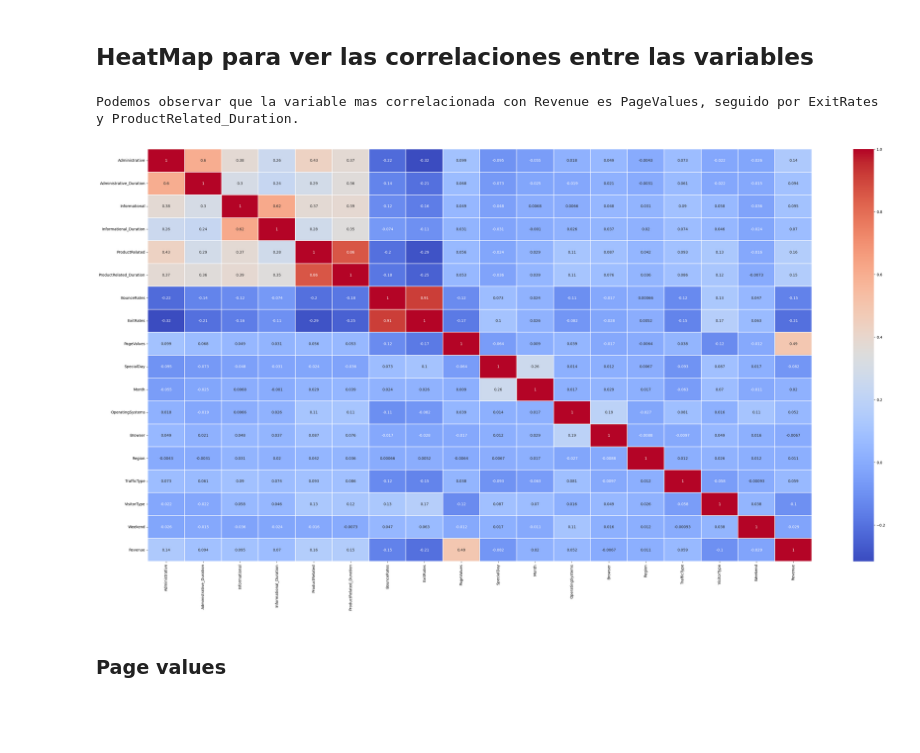
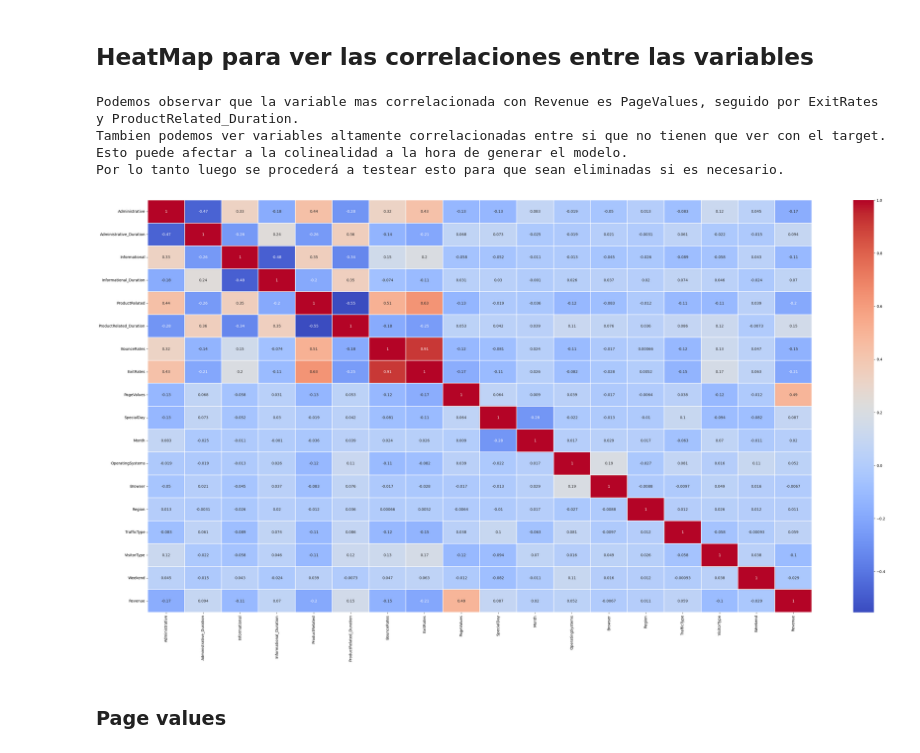
Before and after one commit to diegodvallejos/SanTec-Challenge, a Jupyter notebook: Santander Tecnología - Exámen Data science.ipynb, the cells around one changed output. Saved outputs shown, nothing was run; the diff lists cells and outputs as text; code cells hidden in the pictures; blank space fills up the shorter version.

```diff
--- a/Santander Tecnología - Exámen Data science.ipynb
+++ b/Santander Tecnología - Exámen Data science.ipynb
@@ -296,3 +303,7 @@ dtype: int64
+# %%
+categorical_columns = ['Month', 'VisitorType', 'Weekend', 'OperatingSystems', 'Browser', 'Region', 'TrafficType', 'Informational', 'ProductRelated', 'SpecialDay', 'Administrative']
+numerical_columns = ['Administrative_Duration','Informational_Duration','ProductRelated_Duration','BounceRates', 'ExitRates', 'PageValues']
+sns.set_palette("dark:salmon_r")
 # %% [markdown]
 ### Revenue
 # %%
@@ -312,8 +321,6 @@ Tenemos muchos mas datos de Revenue = False que de Revenue = True, por lo que el
 # %% [markdown]
 ### Weekend
 # %%
-sns.set_palette("pastel")
-
 ax = sns.countplot(data=df, x='Weekend')
 for p in ax.patches:
     height = p.get_height()
@@ -328,9 +335,9 @@ df[df['Weekend'] == False]['Revenue'].value_counts().plot.pie(autopct='%1.1f%%',
 ax1.set_title('Weekend')
 ax2.set_title('Weekday')
 
-plt.show()
-
 print("""
 Podemos observar que si bien hay muchos mas datos de dias de semana (lo cual es logico ya que hay mas dias de semana que fin de semana),
 cuando comparamos los datos del Revenue por si es dia de semana o no, no hay diferencia significativa en la cantidad de compras que se realizan.""")
+
+plt.show()
 # %% [output]
@@ -483,22 +484,34 @@ Para el resto se mantiene igual. Esto podria significar que el mes no es un fact
 # %% [markdown]
 ## HeatMap para ver las correlaciones entre las variables
-# %%
-def frequency_encoding(categorical_columns=categorical_columns):
-    for column in categorical_columns:
-        frequency_map = df[column].value_counts(normalize=True)
-        df[column] = df[column].map(frequency_map)
-    return df
+# %%
+#Esto lo defino aca con anticipacion porque será el metodo que utilizare para encodear las variables categoricas, capturando asi las relaciones sobre la frecuencia relativa
+#de dichas categorias en la columna en su conjunto
+
+def frequency_encoding(data, categorical_columns=categorical_columns):
+    data_copy = data.copy()
+
+    for column in categorical_columns:
+        frequency_map = data_copy[column].value_counts(normalize=True)
+        data_copy[column] = data_copy[column].map(frequency_map)
+
+    return data_copy
 # %%
 df_correlations = frequency_encoding(df).corr()
 # %%
 fig, ax = plt.subplots(figsize=(40, 20))
 
 sns.heatmap(df_correlations, cmap='coolwarm', linewidths=0.1, annot=True, ax=ax)
 
 print("""
-Podemos observar que la variable mas correlacionada con Revenue es PageValues, seguido por ExitRates y ProductRelated_Duration.""")
+Podemos observar que la variable mas correlacionada con Revenue es PageValues, seguido por ExitRates y ProductRelated_Duration.
+Tambien podemos ver variables altamente correlacionadas entre si que no tienen que ver con el target. Esto puede afectar a la colinealidad a la hora de generar el modelo.
+Por lo tanto luego se procederá a testear esto para que sean eliminadas si es necesario.""")
+
+plt.show()
 # %% [output]
 Podemos observar que la variable mas correlacionada con Revenue es PageValues, seguido por ExitRates y ProductRelated_Duration.
+Tambien podemos ver variables altamente correlacionadas entre si que no tienen que ver con el target. Esto puede afectar a la colinealidad a la hora de generar el modelo.
+Por lo tanto luego se procederá a testear esto para que sean eliminadas si es necesario.
-[figure, old version]
+[figure, new version]
 # %% [markdown]
 ### Page values
```
Also changed, not shown: parts of 32 cells of this notebook.
